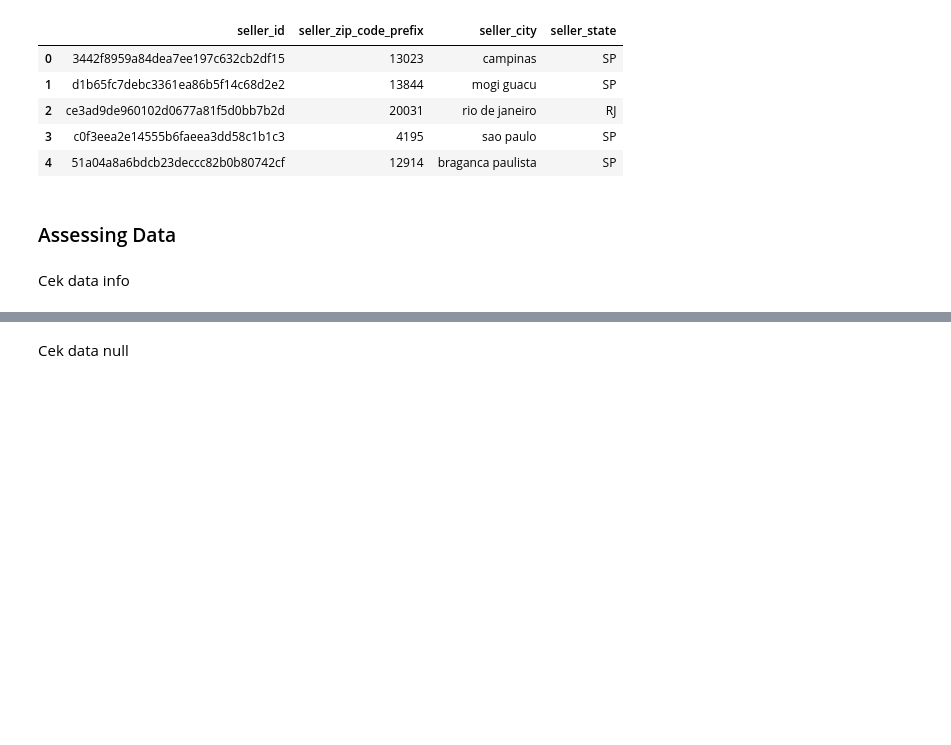
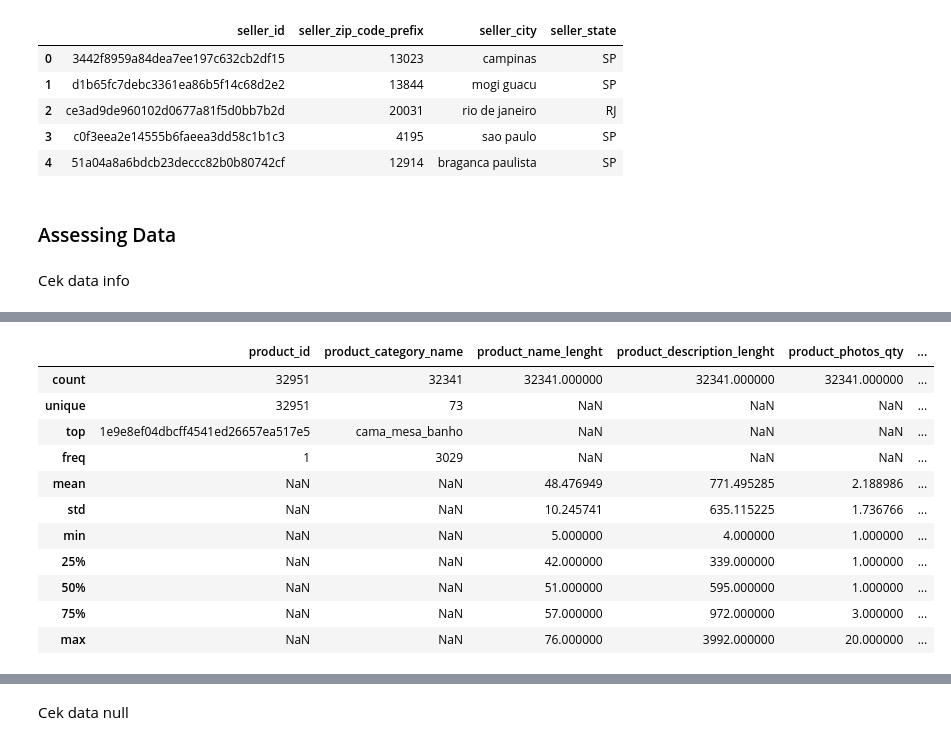
Before and after one commit to Yona1201/E-Commerce-Public-Dataset-Analysis, a Jupyter notebook: notebook.ipynb, the cells around one changed output, grey strips where cells are left out. Drawn from its saved outputs; the diff is of its cells as text; code cells hidden in the pictures; blank space fills up the shorter version.

```diff
--- a/notebook.ipynb
+++ b/notebook.ipynb
@@ -182,0 +356,15 @@ max             NaN
+# %%
+products_df.describe(include='all')
+# %% [output]
+|  | product_id | product_category_name | product_name_lenght | product_description_lenght | product_photos_qty | ... |
+| count | 32951 | 32341 | 32341.000000 | 32341.000000 | 32341.000000 | ... |
+| unique | 32951 | 73 | NaN | NaN | NaN | ... |
+| top | 1e9e8ef04dbcff4541ed26657ea517e5 | cama_mesa_banho | NaN | NaN | NaN | ... |
+| freq | 1 | 3029 | NaN | NaN | NaN | ... |
+| mean | NaN | NaN | 48.476949 | 771.495285 | 2.188986 | ... |
+| std | NaN | NaN | 10.245741 | 635.115225 | 1.736766 | ... |
+| min | NaN | NaN | 5.000000 | 4.000000 | 1.000000 | ... |
+| 25% | NaN | NaN | 42.000000 | 339.000000 | 1.000000 | ... |
+| 50% | NaN | NaN | 51.000000 | 595.000000 | 1.000000 | ... |
+| 75% | NaN | NaN | 57.000000 | 972.000000 | 3.000000 | ... |
+| max | NaN | NaN | 76.000000 | 3992.000000 | 20.000000 | ... |
```
Also changed, not shown: parts of 49 cells of this notebook.
